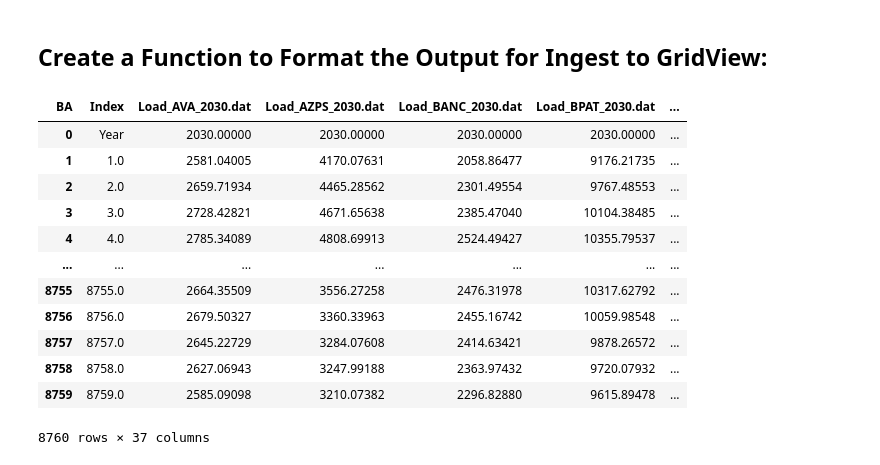
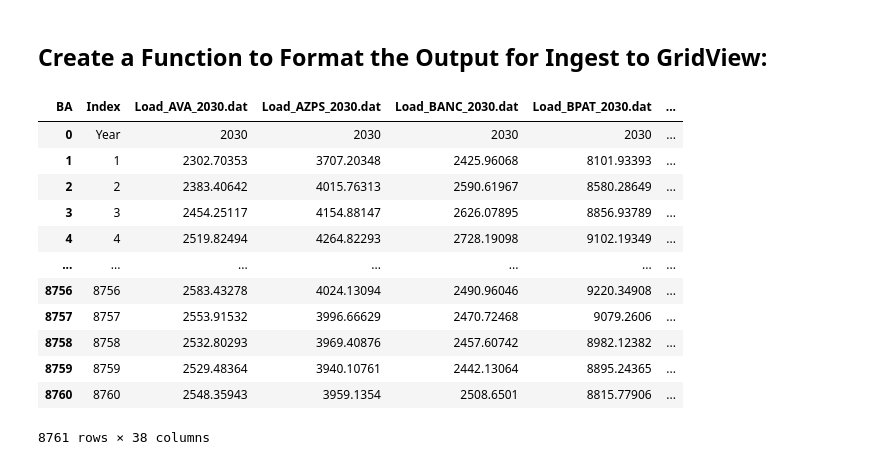
Before and after one commit to cdburley/ntp_heat_wave_loads, a Jupyter notebook: notebooks/process_load_data.ipynb, the cells around one changed output. Cells and saved outputs as stored; diff of their text form; code cells hidden in the pictures.

```diff
--- a/notebooks/process_load_data.ipynb
+++ b/notebooks/process_load_data.ipynb
@@ -36,6 +36,9 @@ def process_gridview_data(data_input_dir: str):
        # Strip the unecessary bits from the column names:
        gv_df.columns = gv_df.columns.str.strip('_2030.dat')
        gv_df.columns = gv_df.columns.str.lstrip('Load_')
+
+       # Kluge the LDWP error:
+       gv_df.rename(columns={'DWP': 'LDWP'}, inplace=True)
 
        # Delete the index and last column:
        del gv_df["Index"], gv_df["Unnamed: 38"]
@@ -163,3 +166,10 @@ def scale_tell_loads(data_input_dir: str, tell_data_input_dir: str, year_to_proc
 
     # Return the output dataframe:
     return scaled_tell_df
+# %%
+# Aggregate the TELL MLP files:
+scaled_tell_df = scale_tell_loads(data_input_dir = data_output_dir,
+                                  tell_data_input_dir = tell_data_input_dir,
+                                  year_to_process = '2055')
+
+scaled_tell_df
@@ -208,14 +232,11 @@ def format_scaled_tell_loads(data_input_dir: str, tell_data_input_dir: str, year
     output_df['Load_CISC_2030_CEC.dat'] = output_df['Load_CISO_2030.dat'] * CISC_LF
     output_df['Load_CISD_2030_CEC.dat'] = output_df['Load_CISO_2030.dat'] * CISD_LF
     output_df['Load_VEA_2030.dat'] = output_df['Load_CISO_2030.dat'] * VEA_LF
-
     output_df['Load_IPFE_2030.dat'] = output_df['Load_IPCO_2030.dat'] * IPFE_LF
     output_df['Load_IPMV_2030.dat'] = output_df['Load_IPCO_2030.dat'] * IPMV_LF
     output_df['Load_IPTV_2030.dat'] = output_df['Load_IPCO_2030.dat'] * IPTV_LF
-
     output_df['Load_NEVP_Temp_2030.dat'] = output_df['Load_NEVP_2030.dat'] * NEVP_LF
     output_df['Load_SPPC_2030.dat'] = output_df['Load_NEVP_2030.dat'] * SPPC_LF
-
     output_df['Load_PAID_2030.dat'] = output_df['Load_PACE_2030.dat'] * PAID_LF
     output_df['Load_PAUT_2030.dat'] = output_df['Load_PACE_2030.dat'] * PAUT_LF
     output_df['Load_PAWY_2030.dat'] = output_df['Load_PACE_2030.dat'] * PAWY_LF
@@ -230,8 +251,9 @@ def format_scaled_tell_loads(data_input_dir: str, tell_data_input_dir: str, year
     output_df.rename(columns={'AA': 'Index'}, inplace=True)
 
     # Add in a blank row and fill it with the year placeholder:
-    output_df = output_df.shift(periods=1)
-    output_df.iloc[0, :] = int(2030)
+    output_df.loc[-0.5] = 0
+    output_df = output_df.sort_index().reset_index(drop=True)
+    output_df.iloc[0, :] = '2030'
     output_df.at[0, 'Index'] = 'Year'
 
     # Set the output filenames:
@@ -248,20 +270,20 @@ def format_scaled_tell_loads(data_input_dir: str, tell_data_input_dir: str, year
 # %%
 output_df = format_scaled_tell_loads(data_input_dir = data_output_dir,
                                      tell_data_input_dir = tell_data_input_dir,
-                                     year_to_process = '2055')
+                                     year_to_process = '2058')
 
 output_df
 # %% [output]
 | BA | Index | Load_AVA_2030.dat | Load_AZPS_2030.dat | Load_BANC_2030.dat | Load_BPAT_2030.dat | ... |
-| 0 | Year | 2030.00000 | 2030.00000 | 2030.00000 | 2030.00000 | ... |
-| 1 | 1.0 | 2581.04005 | 4170.07631 | 2058.86477 | 9176.21735 | ... |
-| 2 | 2.0 | 2659.71934 | 4465.28562 | 2301.49554 | 9767.48553 | ... |
-| 3 | 3.0 | 2728.42821 | 4671.65638 | 2385.47040 | 10104.38485 | ... |
-| 4 | 4.0 | 2785.34089 | 4808.69913 | 2524.49427 | 10355.79537 | ... |
+| 0 | Year | 2030 | 2030 | 2030 | 2030 | ... |
+| 1 | 1 | 2302.70353 | 3707.20348 | 2425.96068 | 8101.93393 | ... |
+| 2 | 2 | 2383.40642 | 4015.76313 | 2590.61967 | 8580.28649 | ... |
+| 3 | 3 | 2454.25117 | 4154.88147 | 2626.07895 | 8856.93789 | ... |
+| 4 | 4 | 2519.82494 | 4264.82293 | 2728.19098 | 9102.19349 | ... |
 | ... | ... | ... | ... | ... | ... | ... |
-| 8755 | 8755.0 | 2664.35509 | 3556.27258 | 2476.31978 | 10317.62792 | ... |
-| 8756 | 8756.0 | 2679.50327 | 3360.33963 | 2455.16742 | 10059.98548 | ... |
-| 8757 | 8757.0 | 2645.22729 | 3284.07608 | 2414.63421 | 9878.26572 | ... |
-| 8758 | 8758.0 | 2627.06943 | 3247.99188 | 2363.97432 | 9720.07932 | ... |
-| 8759 | 8759.0 | 2585.09098 | 3210.07382 | 2296.82880 | 9615.89478 | ... |
+| 8756 | 8756 | 2583.43278 | 4024.13094 | 2490.96046 | 9220.34908 | ... |
+| 8757 | 8757 | 2553.91532 | 3996.66629 | 2470.72468 | 9079.2606 | ... |
+| 8758 | 8758 | 2532.80293 | 3969.40876 | 2457.60742 | 8982.12382 | ... |
+| 8759 | 8759 | 2529.48364 | 3940.10761 | 2442.13064 | 8895.24365 | ... |
+| 8760 | 8760 | 2548.35943 | 3959.1354 | 2508.6501 | 8815.77906 | ... |
-8760 rows × 37 columns
+8761 rows × 38 columns
```
Also changed, not shown: parts of 1 cell of this notebook.
